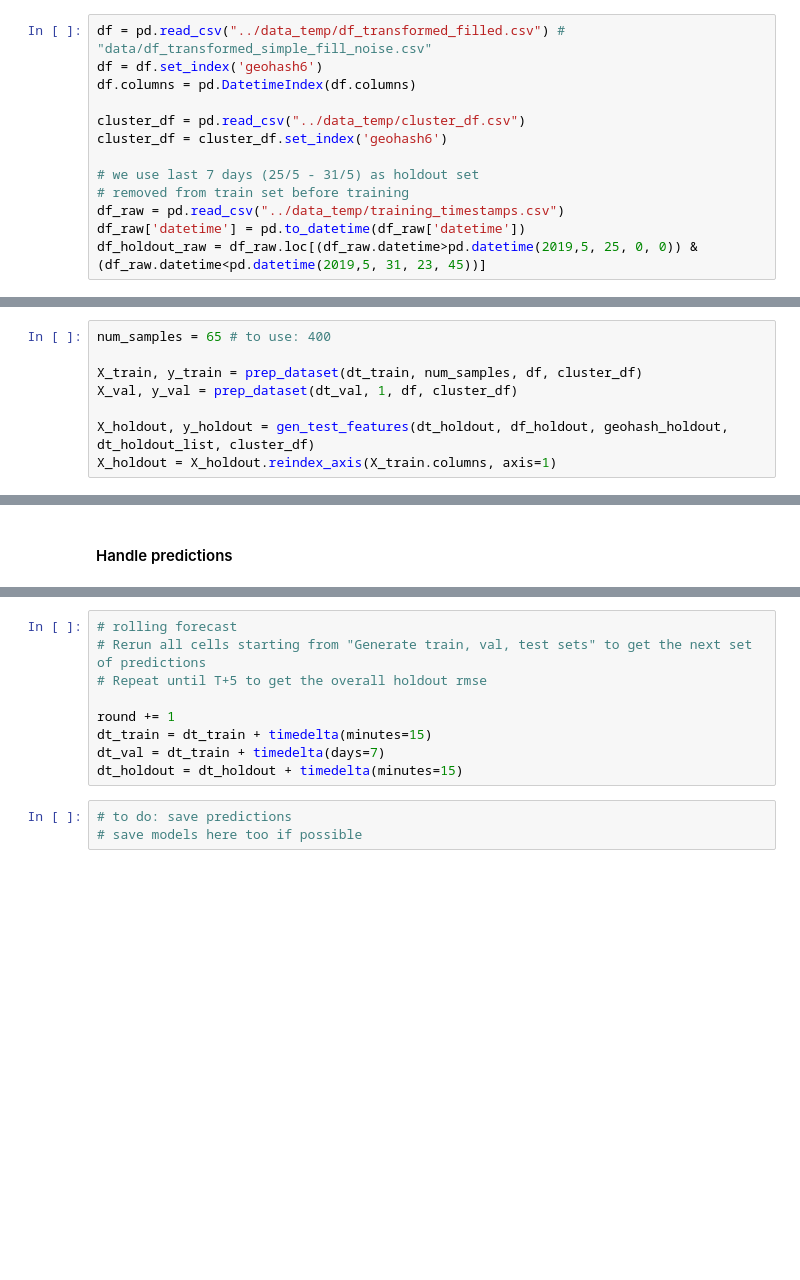
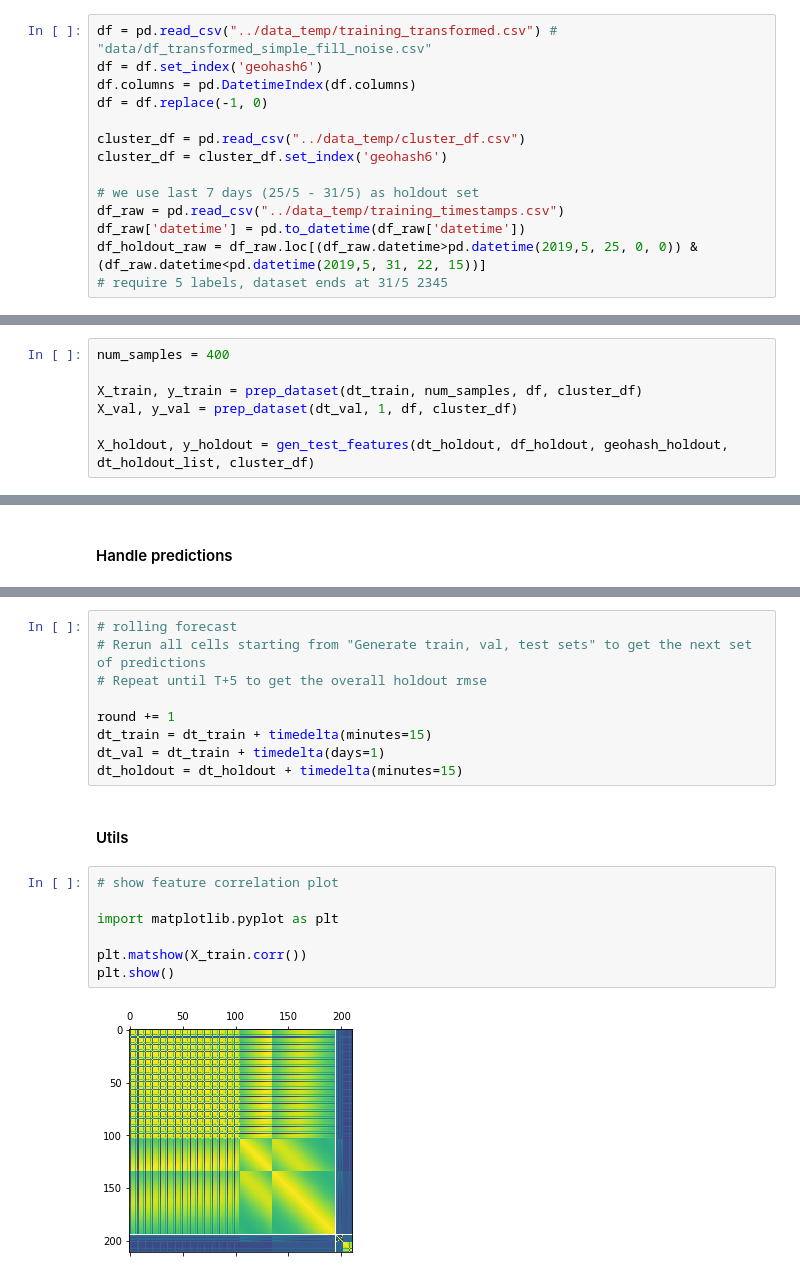
Before and after one commit to M20190649/GrabAI, a Jupyter notebook: 4_lgb_pipeline/LGB_Pipeline.ipynb, the cells around one changed output, grey strips where cells are left out. Drawn from its saved outputs; the diff is of its cells as text; blank space fills up the shorter version.

Commit message:
Full Pipeline and models completed

```diff
--- a/4_lgb_pipeline/LGB_Pipeline.ipynb
+++ b/4_lgb_pipeline/LGB_Pipeline.ipynb
@@ -43,17 +34,18 @@ from utils import prep_holdout_set, get_timespan, get_timespan_15, gen_features,
 from utils import TIME_FEATURES, NUM_LABELS, NUM_REQ
 # %%
-df = pd.read_csv("../data_temp/df_transformed_filled.csv") # "data/df_transformed_simple_fill_noise.csv"
+df = pd.read_csv("../data_temp/training_transformed.csv") # "data/df_transformed_simple_fill_noise.csv"
 df = df.set_index('geohash6')
 df.columns = pd.DatetimeIndex(df.columns)
+df = df.replace(-1, 0)
 
 cluster_df = pd.read_csv("../data_temp/cluster_df.csv")
 cluster_df = cluster_df.set_index('geohash6')
 
 # we use last 7 days (25/5 - 31/5) as holdout set
-# removed from train set before training
 df_raw = pd.read_csv("../data_temp/training_timestamps.csv")
 df_raw['datetime'] = pd.to_datetime(df_raw['datetime'])
-df_holdout_raw = df_raw.loc[(df_raw.datetime>pd.datetime(2019,5, 25, 0, 0)) & (df_raw.datetime<pd.datetime(2019,5, 31, 23, 45))]
+df_holdout_raw = df_raw.loc[(df_raw.datetime>pd.datetime(2019,5, 25, 0, 0)) & (df_raw.datetime<pd.datetime(2019,5, 31, 22, 15))]
+# require 5 labels, dataset ends at 31/5 2345
 # %% [markdown]
 ### Create intermediate holdout set
 #### from which to extract holdout features
@@ -113,13 +104,12 @@ dt_holdout = datetime(2019, 5, 20) # arbitrary # Make sure same as above
 # %% [markdown]
 #### Generate train, val, test sets
 # %%
-num_samples = 65 # to use: 400
+num_samples = 400
 
 X_train, y_train = prep_dataset(dt_train, num_samples, df, cluster_df)
 X_val, y_val = prep_dataset(dt_val, 1, df, cluster_df)
 
 X_holdout, y_holdout = gen_test_features(dt_holdout, df_holdout, geohash_holdout, dt_holdout_list, cluster_df)
-X_holdout = X_holdout.reindex_axis(X_train.columns, axis=1)
 # %%
 # to do: pickle fitted scaler for production
 
@@ -200,8 +199,16 @@ ValueError: Input contains NaN, infinity or a value too large for dtype('float64
 
 round += 1
 dt_train = dt_train + timedelta(minutes=15)
-dt_val = dt_train + timedelta(days=7)
+dt_val = dt_train + timedelta(days=1)
 dt_holdout = dt_holdout + timedelta(minutes=15)
-# %%
-# to do: save predictions
-# save models here too if possible
+# %% [markdown]
+#### Utils
+# %%
+# show feature correlation plot
+
+import matplotlib.pyplot as plt
+
+plt.matshow(X_train.corr())
+plt.show()
+# %% [output]
+[figure, added]
```
Also changed, not shown: parts of 8 cells of this notebook, 9 other files.
